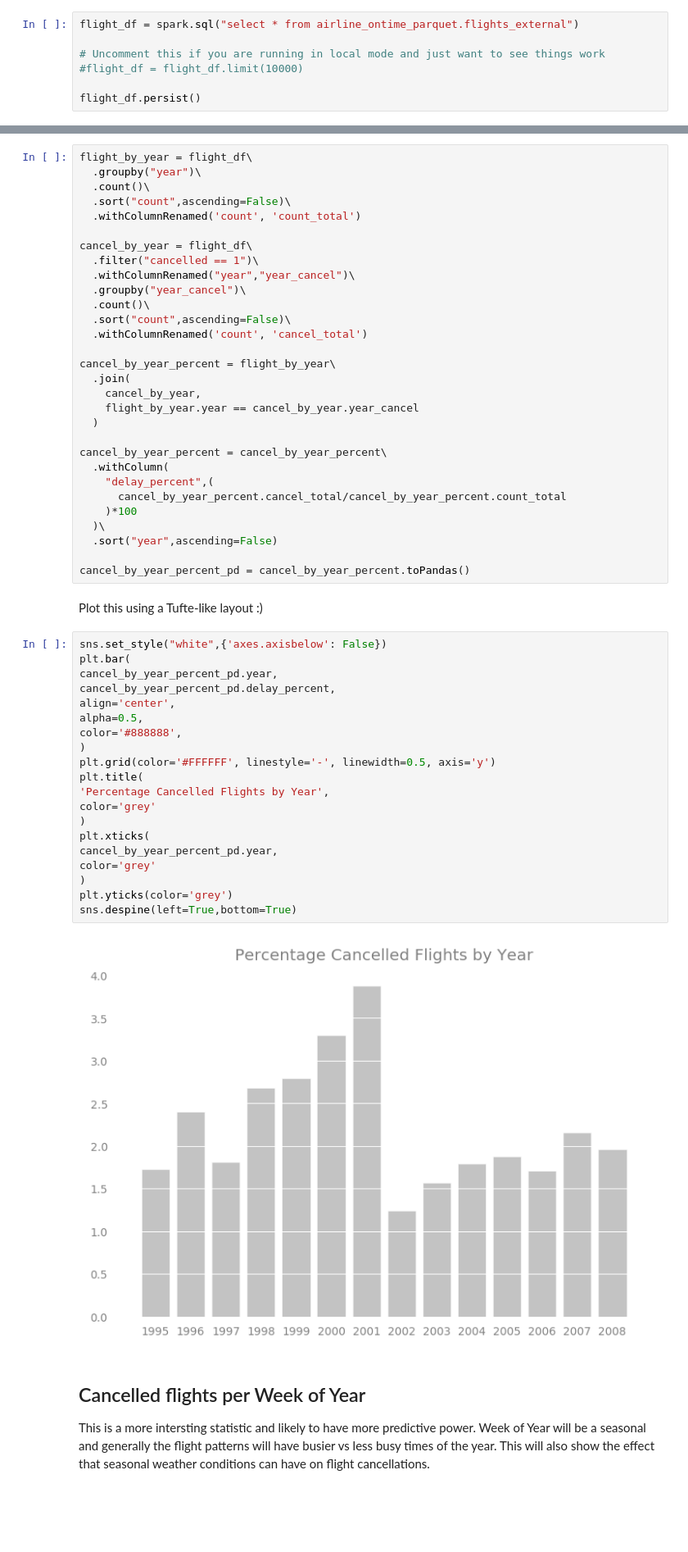
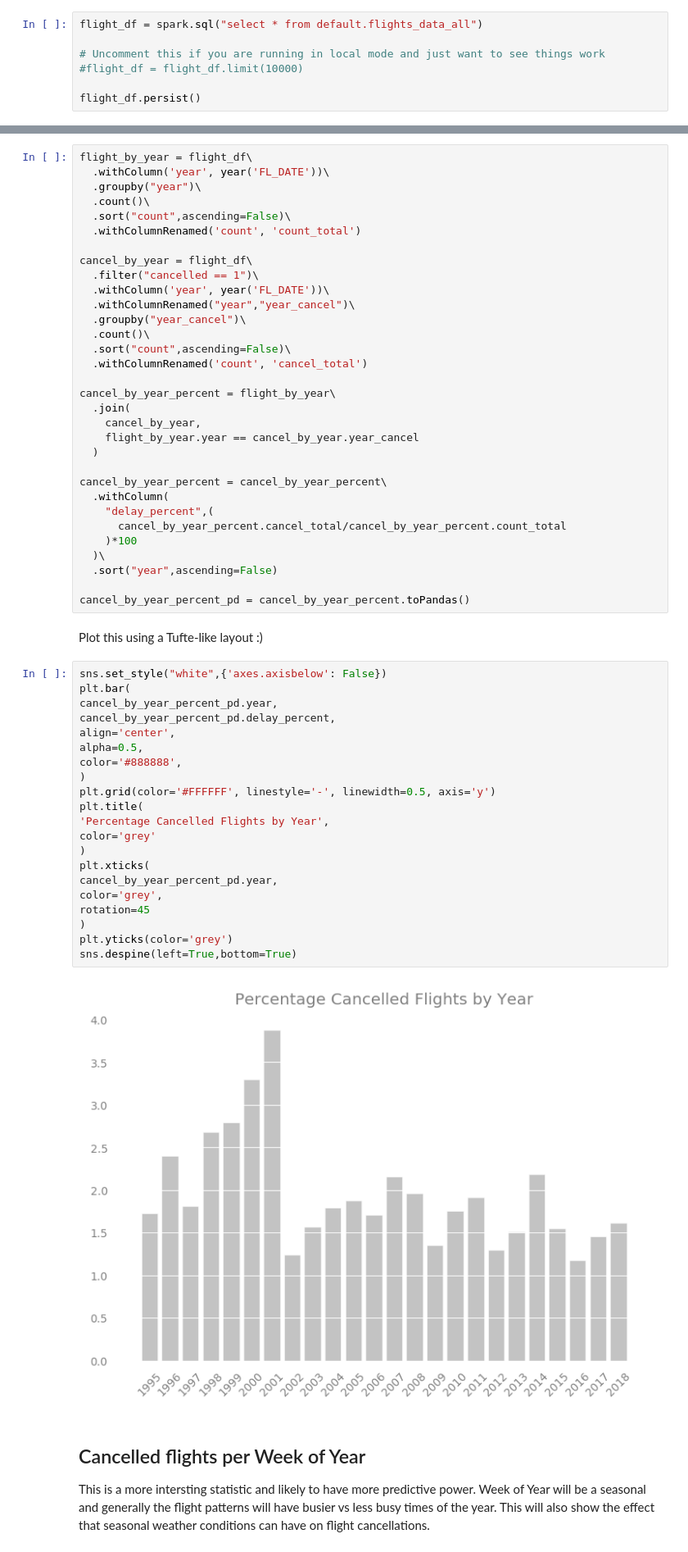
Before and after one commit to fletchjeff/cml_flight_demo, a Jupyter notebook: 2_data_analysis.ipynb, the cells around one changed output, grey strips where cells are left out. Shown: that part at 82% size. Cells and saved outputs as stored; diff of their text form; blank space fills up the shorter version.

Commit message:
Large Data Update

```diff
--- a/2_data_analysis.ipynb
+++ b/2_data_analysis.ipynb
@@ -54,7 +54,7 @@ _Note: If you are working in local mode, you should limit the number of rows tha
 >
 > Use `.persist()` on a data frame that you are work a lot with to prevent Spark from fetching the data everytime you run query. It will store that dataframe in memory and all operations on that dataframe will run on the in-memory version.
 # %%
-flight_df = spark.sql("select * from airline_ontime_parquet.flights_external")
+flight_df = spark.sql("select * from default.flights_data_all")
 
 # Uncomment this if you are running in local mode and just want to see things work
 #flight_df = flight_df.limit(10000)
@@ -140,6 +140,7 @@ cancel_by_carrier_percent.head(10)
 This is not necessarily useful as a predictive metric, but it is still interesting.
 # %%
 flight_by_year = flight_df\
+  .withColumn('year', year('FL_DATE'))\
   .groupby("year")\
   .count()\
   .sort("count",ascending=False)\
@@ -147,6 +148,7 @@ flight_by_year = flight_df\
 
 cancel_by_year = flight_df\
   .filter("cancelled == 1")\
+  .withColumn('year', year('FL_DATE'))\
   .withColumnRenamed("year","year_cancel")\
   .groupby("year_cancel")\
   .count()\
@@ -173,25 +175,26 @@ Plot this using a Tufte-like layout :)
 # %%
 sns.set_style("white",{'axes.axisbelow': False})
 plt.bar(
 cancel_by_year_percent_pd.year,
 cancel_by_year_percent_pd.delay_percent,
 align='center',
 alpha=0.5,
 color='#888888',
 )
 plt.grid(color='#FFFFFF', linestyle='-', linewidth=0.5, axis='y')
 plt.title(
 'Percentage Cancelled Flights by Year',
 color='grey'
 )
 plt.xticks(
 cancel_by_year_percent_pd.year,
-color='grey'
+color='grey',
+rotation=45
 )
 plt.yticks(color='grey')
 sns.despine(left=True,bottom=True)
 # %% [output]
-[figure, old version]
+[figure, new version]
 # %% [markdown]
 ## Cancelled flights per Week of Year
 This is a more intersting statistic and likely to have more predictive power. Week of Year will be a seasonal and generally the flight patterns will have busier vs less busy times of the year. This will also show the effect that seasonal weather conditions can have on flight cancellations.
```
Also changed, not shown: parts of 8 cells of this notebook, 8 other files.
